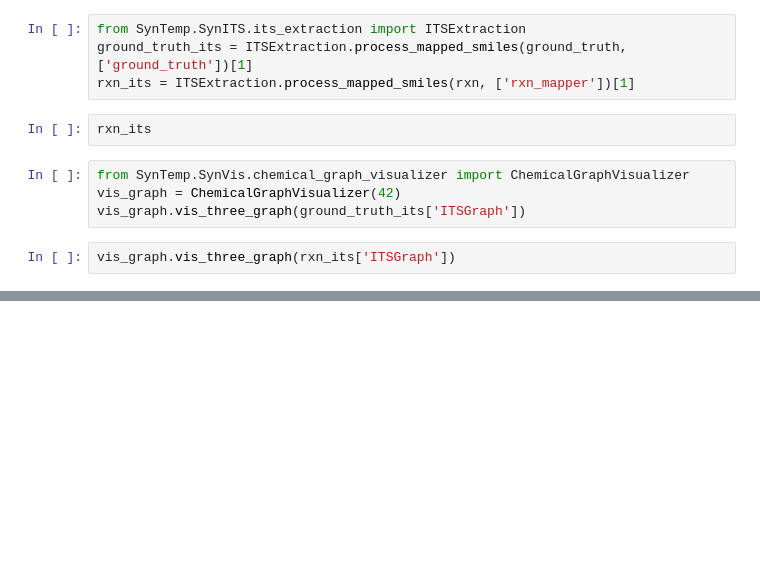
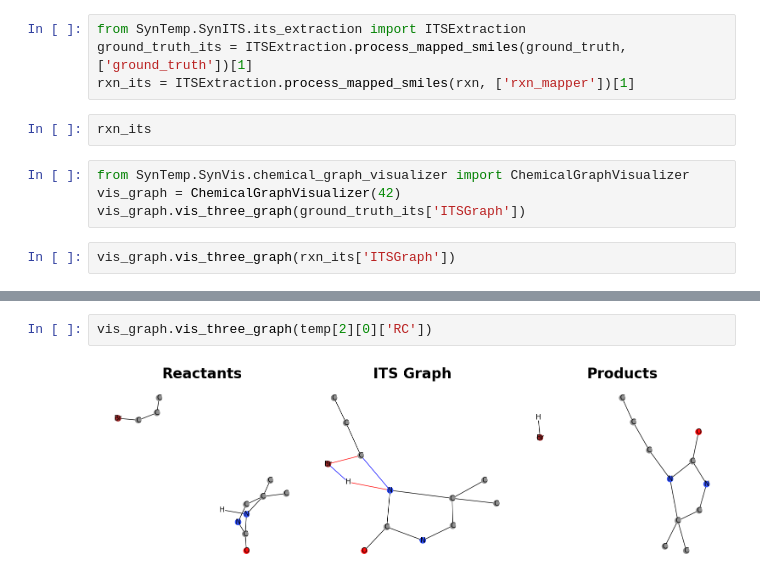
Before and after one commit to TieuLongPhan/SynTemp, a Jupyter notebook: test.ipynb, the cells around one changed output, grey strips where cells are left out. Saved outputs shown, nothing was run; the diff lists cells and outputs as text; blank space fills up the shorter version.

```diff
--- a/test.ipynb
+++ b/test.ipynb
@@ -173,0 +168,4 @@ vis_graph.vis_three_graph(rxn_its['ITSGraph'])
+# %%
+vis_graph.vis_three_graph(temp[2][0]['RC'])
+# %% [output]
+[figure, added]
```
Also changed, not shown: parts of 31 cells of this notebook, 11 other files.
